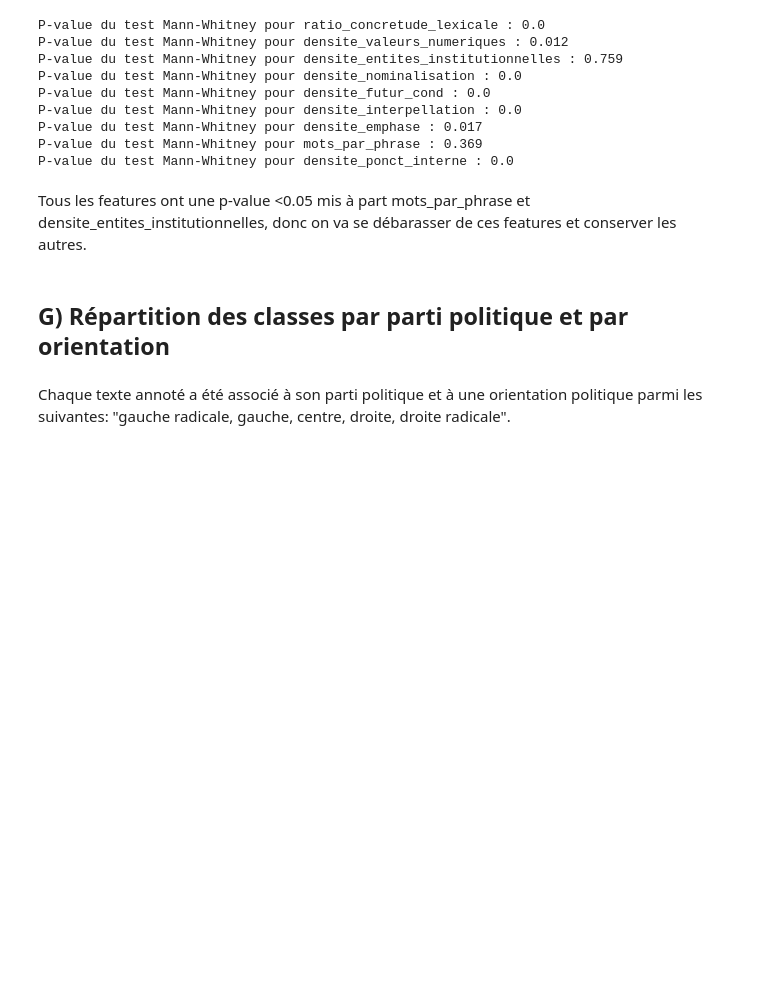
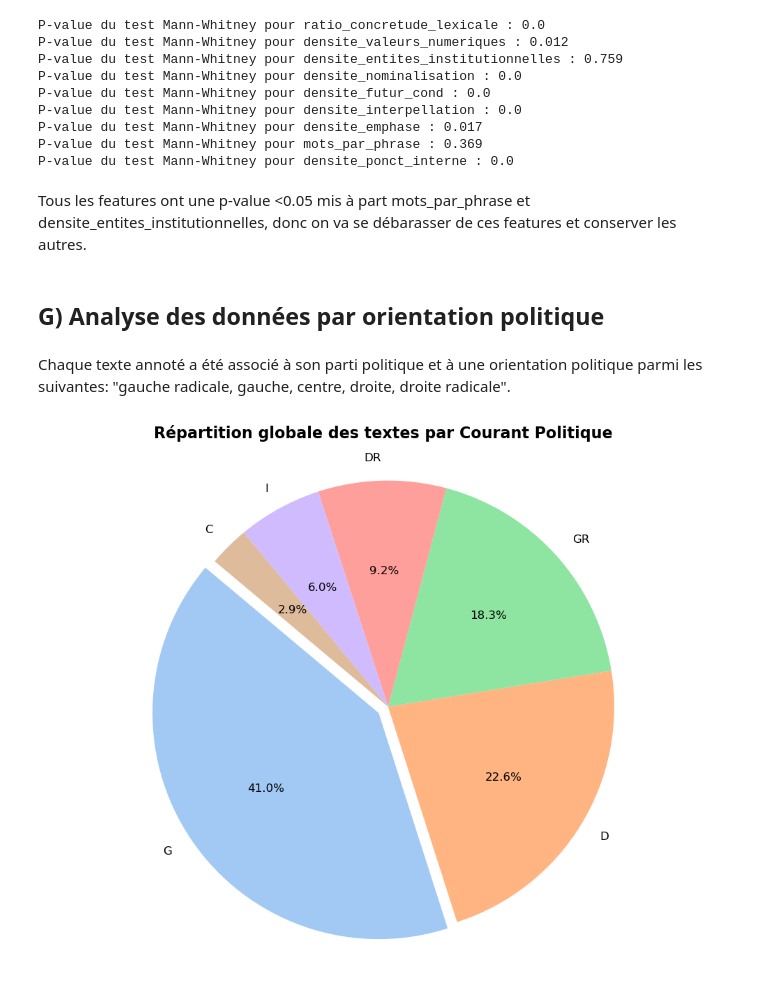
Before and after one commit to Julien-website/NLP_ENSAE_Project, a Jupyter notebook: notebook JL.ipynb, the cells around one changed output. Drawn from its saved outputs; the diff is of its cells as text; code cells hidden in the pictures; blank space fills up the shorter version.

```diff
--- a/notebook JL.ipynb
+++ b/notebook JL.ipynb
@@ -554,6 +561,38 @@ Tous les features ont une p-value <0.05 mis à part mots_par_phrase et densite_e
 df_train = df_train.drop(columns = ['densite_entites_institutionnelles','mots_par_phrase'])
 df_test = df_test.drop(columns = ['densite_entites_institutionnelles','mots_par_phrase'])
 # %% [markdown]
-## G) Répartition des classes par parti politique et par orientation
+## G) Analyse des données par orientation politique
 # %% [markdown]
 Chaque texte annoté a été associé à son parti politique et à une orientation politique parmi les suivantes: "gauche radicale, gauche, centre, droite, droite radicale".
+# %%
+# 1. Calcul des volumes par courant politique
+repartition = df_train['Courant Politique'].value_counts()
+
+# 2. Paramétrage esthétique (Couleurs et mise en évidence)
+# On utilise une palette Seaborn douce pour un rendu académique
+couleurs = sns.color_palette('pastel')[0:len(repartition)]
+
+# Optionnel : On "détache" la plus grosse part (le premier élément) pour la mettre en valeur
+explosion = [0.05] + [0] * (len(repartition) - 1)
+
+# 3. Création du graphique
+plt.figure(figsize=(10, 8))
+plt.pie(
+    repartition.values,
+    labels=repartition.index,
+    colors=couleurs,
+    explode=explosion,
+    autopct='%1.1f%%', # Affiche les pourcentages avec 1 chiffre après la virgule
+    startangle=140,    # Tourne le graphique pour une meilleure lisibilité
+    shadow=False,
+    textprops={'fontsize': 12} # Taille du texte
+)
+
+# 4. Finalisation
+plt.title("Répartition globale des textes par Courant Politique", fontsize=16, fontweight='bold', pad=20)
+plt.axis('equal') # Garantit que le camembert est un cercle parfait (et non un ovale)
+
+plt.tight_layout()
+plt.show()
+# %% [output]
+[figure, added]
```
Also changed, not shown: parts of 22 cells of this notebook.
